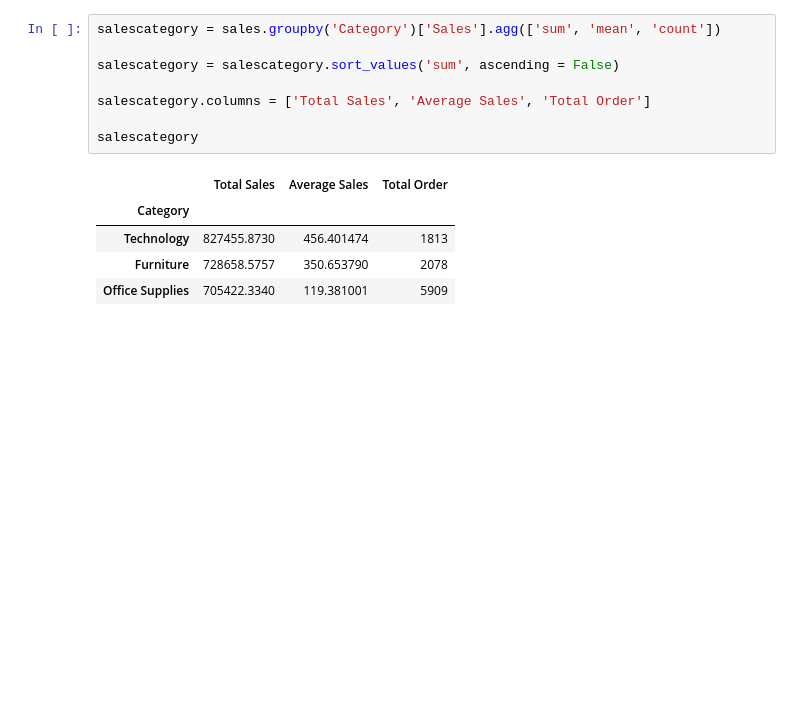
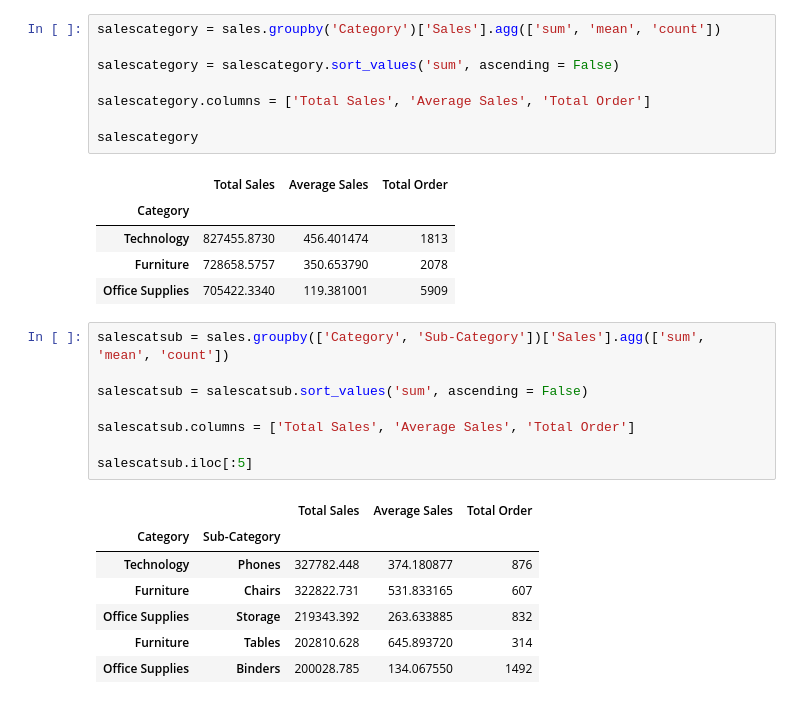
Before and after one commit to Kelnit/Ilm, a Jupyter notebook: Ilm.ipynb, the cells around one changed output. Saved outputs shown, nothing was run; the diff lists cells and outputs as text; blank space fills up the shorter version.

```diff
--- a/Ilm.ipynb
+++ b/Ilm.ipynb
@@ -225,3 +240,19 @@ salescategory
 | Technology | 827455.8730 | 456.401474 | 1813 |
 | Furniture | 728658.5757 | 350.653790 | 2078 |
 | Office Supplies | 705422.3340 | 119.381001 | 5909 |
+# %%
+salescatsub = sales.groupby(['Category', 'Sub-Category'])['Sales'].agg(['sum', 'mean', 'count'])
+
+salescatsub = salescatsub.sort_values('sum', ascending = False)
+
+salescatsub.columns = ['Total Sales', 'Average Sales', 'Total Order']
+
+salescatsub.iloc[:5]
+# %% [output]
+|  |  | Total Sales | Average Sales | Total Order |
+| Category | Sub-Category |  |  |  |
+| Technology | Phones | 327782.448 | 374.180877 | 876 |
+| Furniture | Chairs | 322822.731 | 531.833165 | 607 |
+| Office Supplies | Storage | 219343.392 | 263.633885 | 832 |
+| Furniture | Tables | 202810.628 | 645.893720 | 314 |
+| Office Supplies | Binders | 200028.785 | 134.067550 | 1492 |
```
Also changed, not shown: parts of 1 cell of this notebook.
